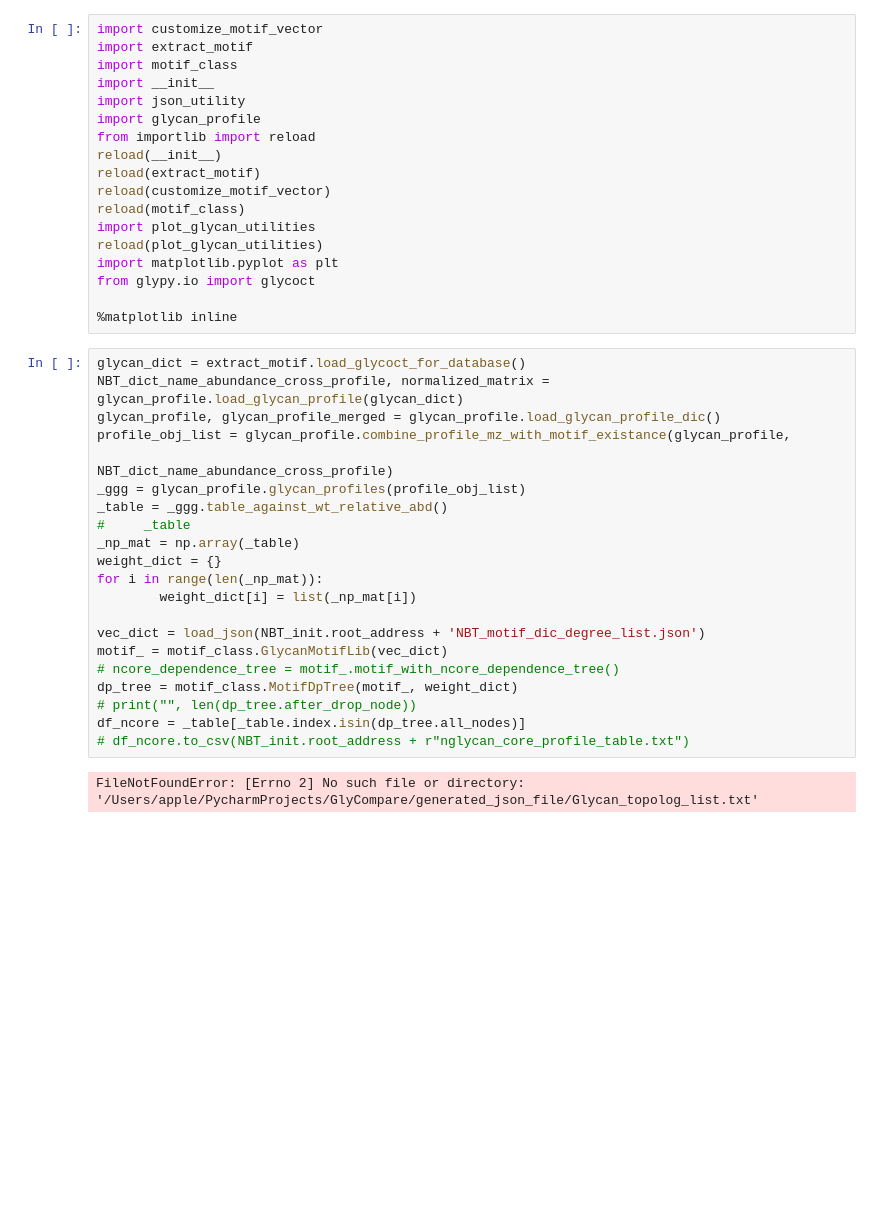
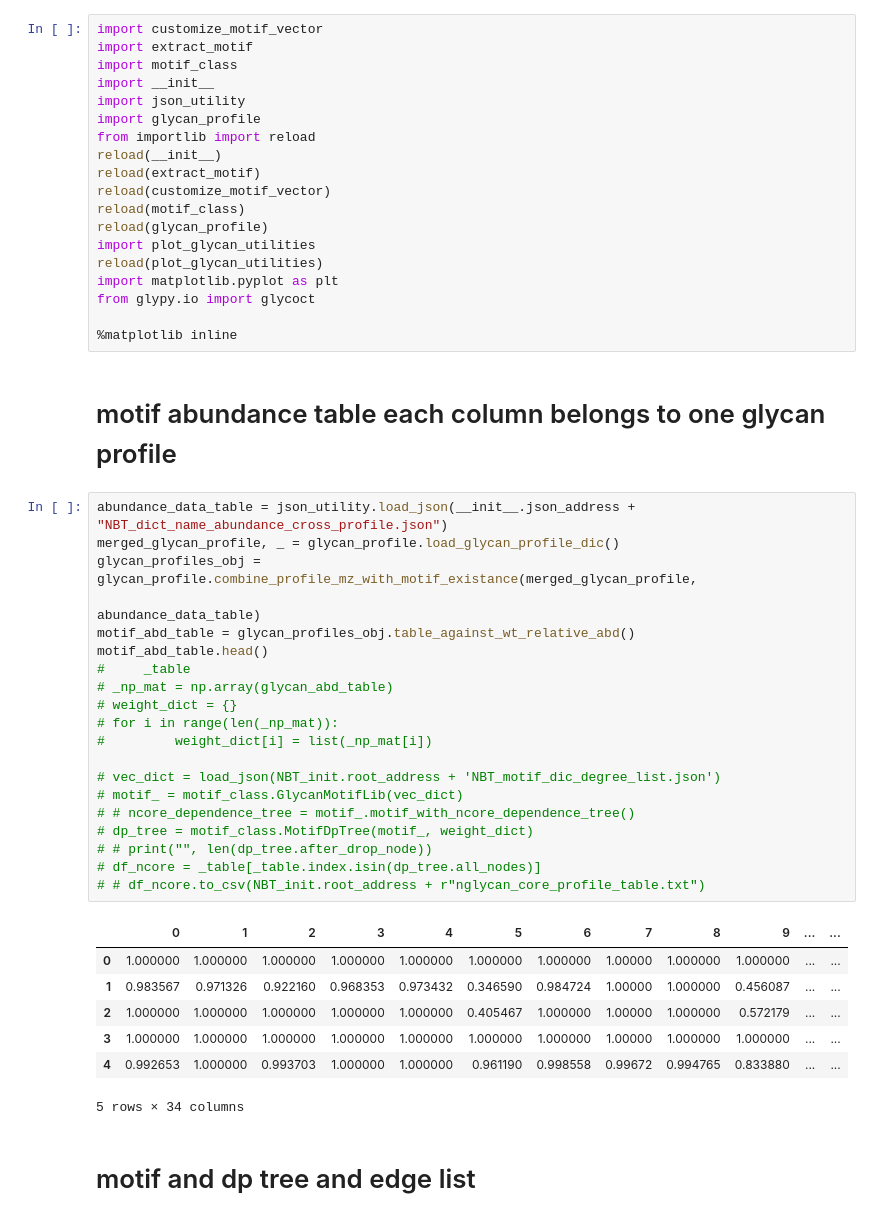
Before and after one commit to LewisLabUCSD/GlyCompare, a Jupyter notebook: src/glycan_profile_clustering.ipynb, the cells around one changed output. Cells and saved outputs as stored; diff of their text form; blank space fills up the shorter version.

```diff
--- a/src/glycan_profile_clustering.ipynb
+++ b/src/glycan_profile_clustering.ipynb
@@ -10,32 +10,42 @@ reload(__init__)
 reload(extract_motif)
 reload(customize_motif_vector)
 reload(motif_class)
+reload(glycan_profile)
 import plot_glycan_utilities
 reload(plot_glycan_utilities)
 import matplotlib.pyplot as plt
 from glypy.io import glycoct
 
 %matplotlib inline
+# %% [markdown]
+# motif abundance table each column belongs to one glycan profile
 # %%
-glycan_dict = extract_motif.load_glycoct_for_database()
-NBT_dict_name_abundance_cross_profile, normalized_matrix = glycan_profile.load_glycan_profile(glycan_dict)
-glycan_profile, glycan_profile_merged = glycan_profile.load_glycan_profile_dic()
-profile_obj_list = glycan_profile.combine_profile_mz_with_motif_existance(glycan_profile,
-                                                                                  NBT_dict_name_abundance_cross_profile)
-_ggg = glycan_profile.glycan_profiles(profile_obj_list)
-_table = _ggg.table_against_wt_relative_abd()
+abundance_data_table = json_utility.load_json(__init__.json_address + "NBT_dict_name_abundance_cross_profile.json")
+merged_glycan_profile, _ = glycan_profile.load_glycan_profile_dic()
+glycan_profiles_obj = glycan_profile.combine_profile_mz_with_motif_existance(merged_glycan_profile,
+                                                                                  abundance_data_table)
+motif_abd_table = glycan_profiles_obj.table_against_wt_relative_abd()
+motif_abd_table.head()
 #     _table
-_np_mat = np.array(_table)
-weight_dict = {}
-for i in range(len(_np_mat)):
-        weight_dict[i] = list(_np_mat[i])
+# _np_mat = np.array(glycan_abd_table)
+# weight_dict = {}
+# for i in range(len(_np_mat)):
+#         weight_dict[i] = list(_np_mat[i])
 
-vec_dict = load_json(NBT_init.root_address + 'NBT_motif_dic_degree_list.json')
-motif_ = motif_class.GlycanMotifLib(vec_dict)
-# ncore_dependence_tree = motif_.motif_with_ncore_dependence_tree()
-dp_tree = motif_class.MotifDpTree(motif_, weight_dict)
-# print("", len(dp_tree.after_drop_node))
-df_ncore = _table[_table.index.isin(dp_tree.all_nodes)]
-# df_ncore.to_csv(NBT_init.root_address + r"nglycan_core_profile_table.txt")
+# vec_dict = load_json(NBT_init.root_address + 'NBT_motif_dic_degree_list.json')
+# motif_ = motif_class.GlycanMotifLib(vec_dict)
+# # ncore_dependence_tree = motif_.motif_with_ncore_dependence_tree()
+# dp_tree = motif_class.MotifDpTree(motif_, weight_dict)
+# # print("", len(dp_tree.after_drop_node))
+# df_ncore = _table[_table.index.isin(dp_tree.all_nodes)]
+# # df_ncore.to_csv(NBT_init.root_address + r"nglycan_core_profile_table.txt")
 # %% [output]
+|  | 0 | 1 | 2 | 3 | 4 | 5 | 6 | 7 | 8 | 9 | ... | ... |
+| 0 | 1.000000 | 1.000000 | 1.000000 | 1.000000 | 1.000000 | 1.000000 | 1.000000 | 1.00000 | 1.000000 | 1.000000 | ... | ... |
+| 1 | 0.983567 | 0.971326 | 0.922160 | 0.968353 | 0.973432 | 0.346590 | 0.984724 | 1.00000 | 1.000000 | 0.456087 | ... | ... |
+| 2 | 1.000000 | 1.000000 | 1.000000 | 1.000000 | 1.000000 | 0.405467 | 1.000000 | 1.00000 | 1.000000 | 0.572179 | ... | ... |
+| 3 | 1.000000 | 1.000000 | 1.000000 | 1.000000 | 1.000000 | 1.000000 | 1.000000 | 1.00000 | 1.000000 | 1.000000 | ... | ... |
+| 4 | 0.992653 | 1.000000 | 0.993703 | 1.000000 | 1.000000 | 0.961190 | 0.998558 | 0.99672 | 0.994765 | 0.833880 | ... | ... |
-FileNotFoundError: [Errno 2] No such file or directory: '/Users/apple/PycharmProjects/GlyCompare/generated_json_file/Glycan_topolog_list.txt'
+5 rows × 34 columns
+# %% [markdown]
+# motif and dp tree and edge list
```
Also changed, not shown: parts of 3 cells of this notebook, 6 other files.
